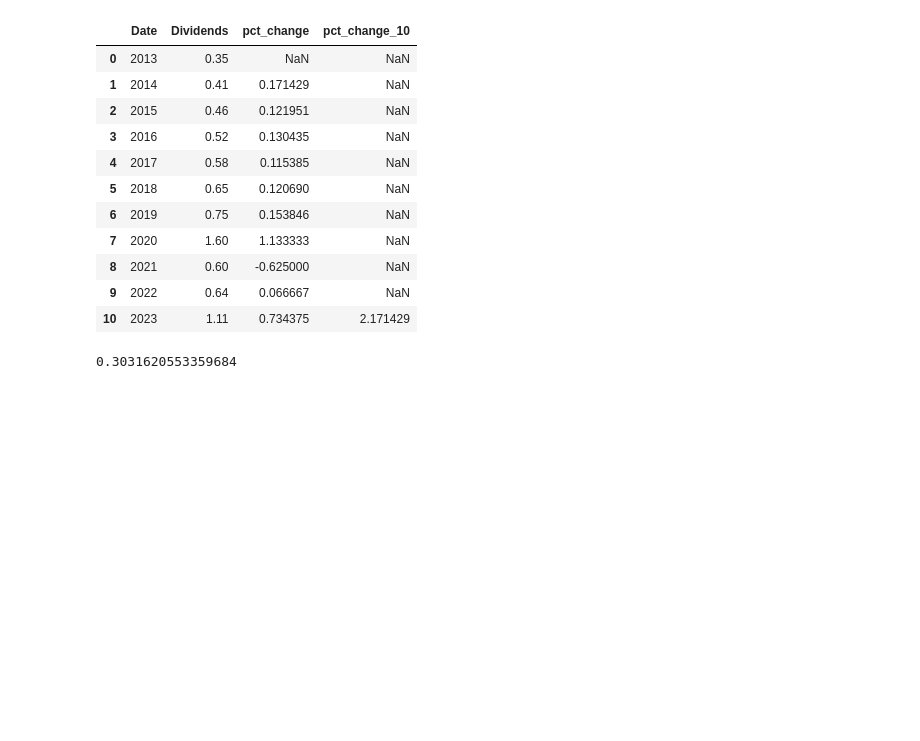
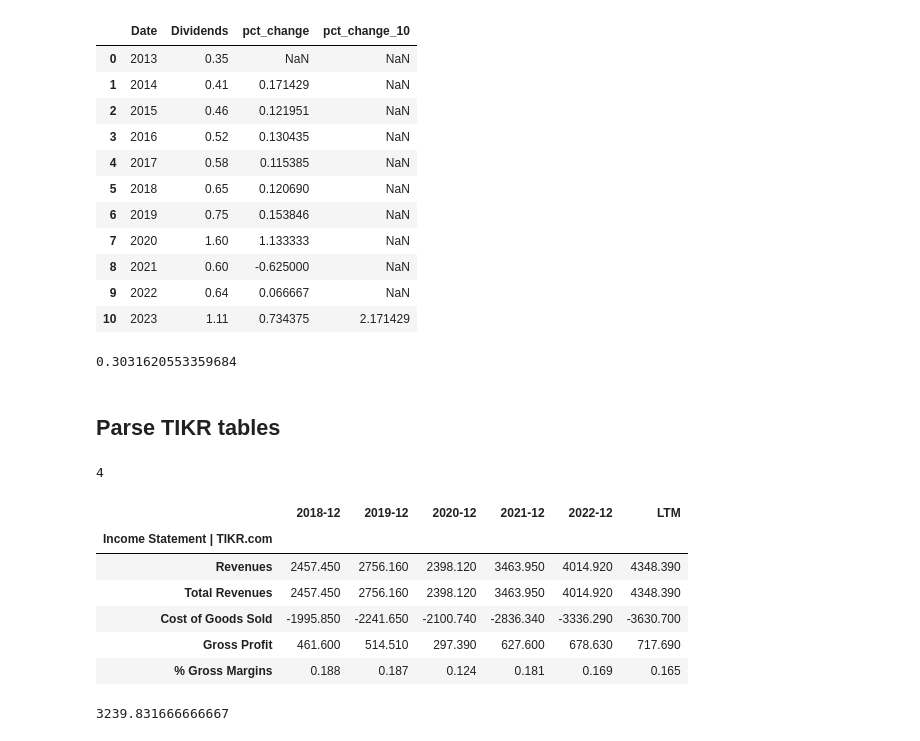
Before and after one commit to michalismeng/dividend-search, a Jupyter notebook: main.ipynb, the cells around one changed output. Drawn from its saved outputs; the diff is of its cells as text; code cells hidden in the pictures; blank space fills up the shorter version.

```diff
--- a/main.ipynb
+++ b/main.ipynb
@@ -264,3 +264,54 @@ div_df_10yrs_grouped["Dividends"]
 div_df_10yrs_grouped["Dividends"].mean() / income.loc["Diluted EPS"].mean()
 # %% [output]
 0.3031620553359684
+# %% [markdown]
+## Parse TIKR tables
+# %%
+dfs = pd.read_html("data/tikr/Texas Roadhouse, Inc. (TXRH).html")
+len(dfs)
+# %% [output]
+4
+# %%
+def parse_date(x):
+    if x != "LTM":
+        date = datetime.datetime.strptime(x, "%m/%d/%y")
+        return str(date.year) + "-" + str(date.month)
+    return x
+
+def replacetonumbeR(s):
+    if type(s).__name__ == "str":
+        s = s.strip()
+        if s == "-":
+            s = 0
+        else:
+            s = s.replace(",","")
+            if s.find("(") >= 0 and s.find(")") >= 0:
+                s = s.replace("(","-").replace(")","")
+            if s.find("%") >= 0:
+                s = s.replace("%", "")
+                s = float(s) / 100
+    return s
+
+def parse_table(t):
+    t = t.set_index(t.columns[0])
+    t = t.dropna(how='all').dropna(how='all', axis=1)
+    t = t.drop([c for c in t.index if "YoY" in c])
+    t = t.rename(columns=parse_date)
+    t = t.applymap(lambda x:replacetonumbeR(x))
+    t = t.astype(float)
+    return t
+
+income = parse_table(dfs[0])
+income.head()
+# %% [output]
+|  | 2018-12 | 2019-12 | 2020-12 | 2021-12 | 2022-12 | LTM |
+| Income Statement | TIKR.com |  |  |  |  |  |  |
+| Revenues | 2457.450 | 2756.160 | 2398.120 | 3463.950 | 4014.920 | 4348.390 |
+| Total Revenues | 2457.450 | 2756.160 | 2398.120 | 3463.950 | 4014.920 | 4348.390 |
+| Cost of Goods Sold | -1995.850 | -2241.650 | -2100.740 | -2836.340 | -3336.290 | -3630.700 |
+| Gross Profit | 461.600 | 514.510 | 297.390 | 627.600 | 678.630 | 717.690 |
+| % Gross Margins | 0.188 | 0.187 | 0.124 | 0.181 | 0.169 | 0.165 |
+# %%
+income.loc["Revenues"].mean()
+# %% [output]
+3239.831666666667
```
Also changed, not shown: parts of 32 cells of this notebook, 2 other files.
